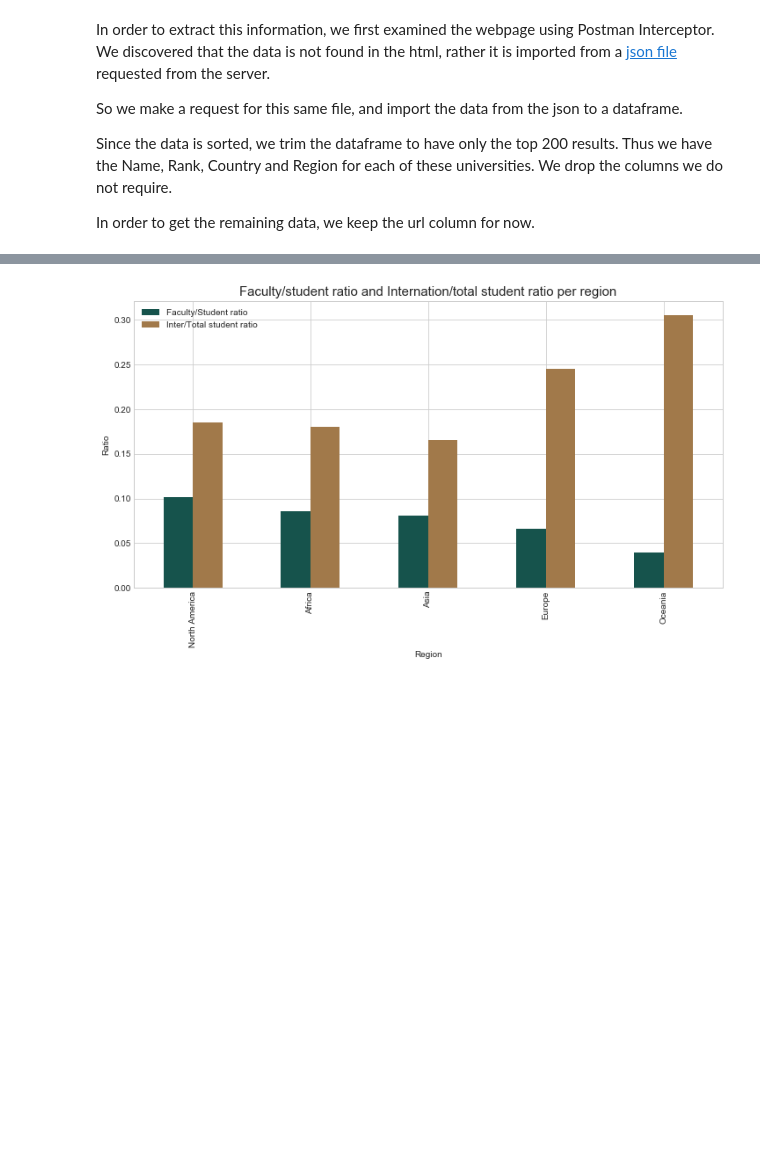
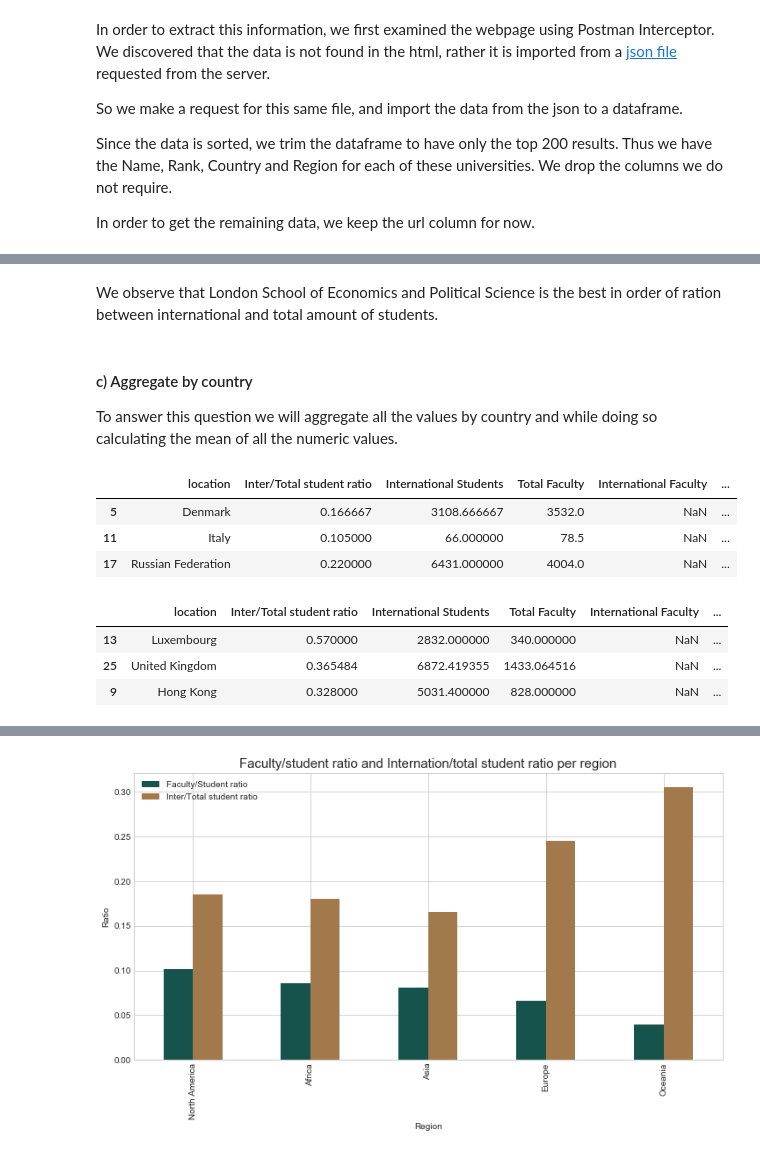
Before and after one commit to sourabhlal/ada2017, a Jupyter notebook: 02 - Data from the Web/homework02.ipynb, the cells around one changed output, grey strips where cells are left out. Saved outputs shown, nothing was run; the diff lists cells and outputs as text; code cells hidden in the pictures; blank space fills up the shorter version.

```diff
--- a/02 - Data from the Web/homework02.ipynb
+++ b/02 - Data from the Web/homework02.ipynb
@@ -370,0 +397,19 @@ timesedu_df.sort_values("Faculty/Student ratio",ascending=False).head()
+# %% [markdown]
+We observe that London School of Economics and Political Science is the best in order of ration between international and total amount of students.
+# %% [markdown]
+#### c) Aggregate by country
+To answer this question we will aggregate all the values by country and while doing so calculating the mean of all the numeric values.
+# %%
+timesedu_df.groupby('location',as_index=False).mean().sort_values('Faculty/Student ratio',ascending=False).head(3)
+# %% [output]
+|  | location | Inter/Total student ratio | International Students | Total Faculty | International Faculty | ... |
+| 5 | Denmark | 0.166667 | 3108.666667 | 3532.0 | NaN | ... |
+| 11 | Italy | 0.105000 | 66.000000 | 78.5 | NaN | ... |
+| 17 | Russian Federation | 0.220000 | 6431.000000 | 4004.0 | NaN | ... |
+# %%
+timesedu_df.groupby('location',as_index=False).mean().sort_values('Inter/Total student ratio',ascending=False).head(3)
+# %% [output]
+|  | location | Inter/Total student ratio | International Students | Total Faculty | International Faculty | ... |
+| 13 | Luxembourg | 0.570000 | 2832.000000 | 340.000000 | NaN | ... |
+| 25 | United Kingdom | 0.365484 | 6872.419355 | 1433.064516 | NaN | ... |
+| 9 | Hong Kong | 0.328000 | 5031.400000 | 828.000000 | NaN | ... |
```
Also changed, not shown: parts of 15 cells of this notebook.
